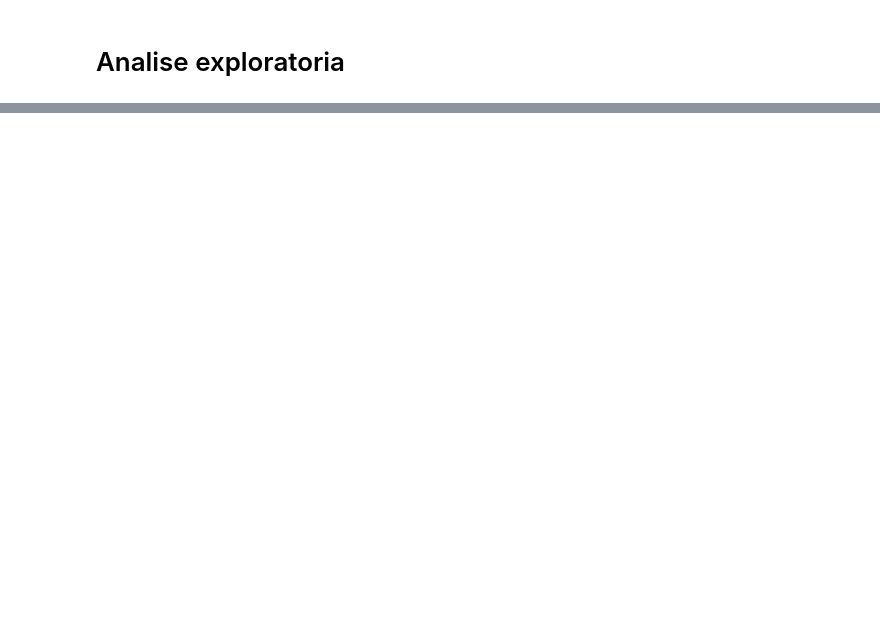
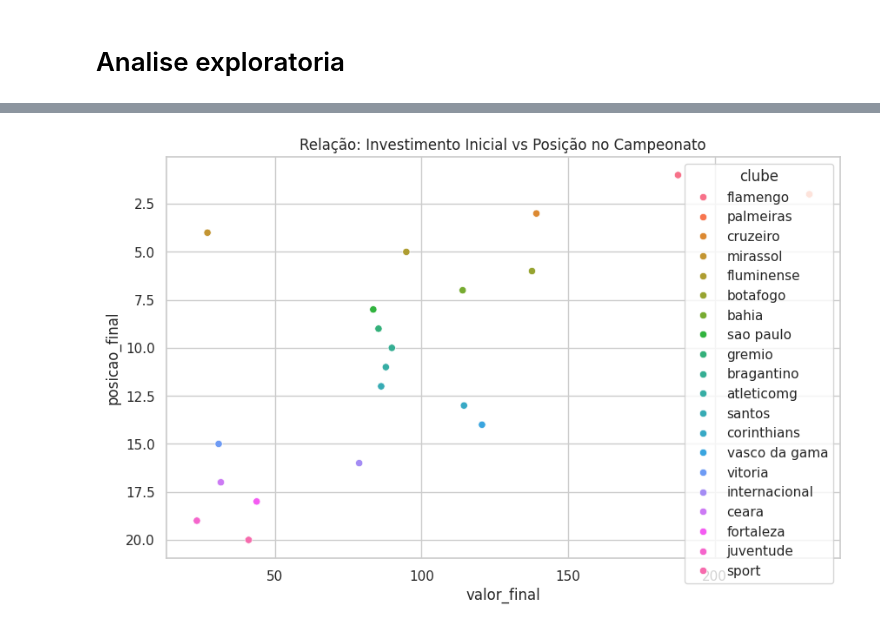
Before and after one commit to Willian-Fagundes/moneyball-brasileirao, a Jupyter notebook: scripts/eda.ipynb, the cells around one changed output, grey strips where cells are left out. Cells and saved outputs as stored; diff of their text form; code cells hidden in the pictures; blank space fills up the shorter version.

```diff
--- a/scripts/eda.ipynb
+++ b/scripts/eda.ipynb
@@ -15,0 +49,11 @@ conn = sqlite3.connect('/workspaces/moneyball-brasileirao/databases/brasileirao.
+# %%
+def scatter_investimento_posicao(df):
+    plt.figure(figsize=(10, 6))
+    sns.scatterplot(data=df, x='valor_final', y='posicao_final', hue='clube')
+    plt.gca().invert_yaxis()
+    plt.title('Relação: Investimento Inicial vs Posição no Campeonato')
+    plt.grid(True)
+    plt.show()
+scatter_investimento_posicao(df)
+# %% [output]
+[figure, added]
```
Also changed, not shown: parts of 15 cells of this notebook, 2 other files.
